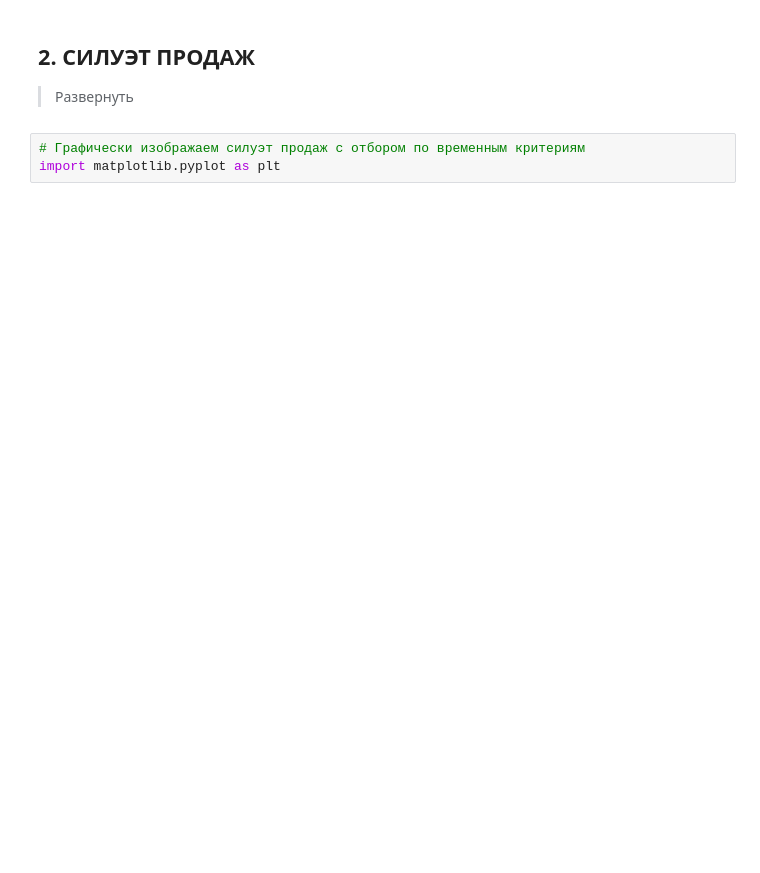
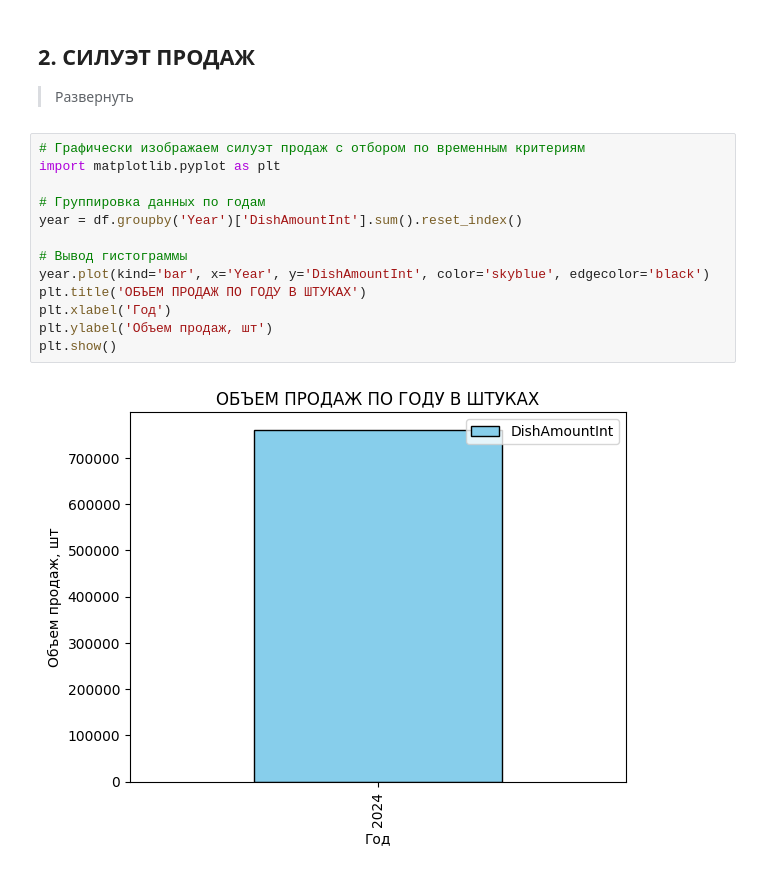
Before and after one commit to Maxxx-VS/Test_task, a Jupyter notebook: Sushi_test_task.ipynb, the cells around one changed output. Drawn from its saved outputs; the diff is of its cells as text; blank space fills up the shorter version.

```diff
--- a/Sushi_test_task.ipynb
+++ b/Sushi_test_task.ipynb
@@ -231,6 +299,18 @@ array(['&Набор Калифорния подаро 8рол', '&Набор К
 ## **2.** СИЛУЭТ ПРОДАЖ
 
 > Развернуть
-# %%
-# Графически изображаем силуэт продаж с отбором по временным критериям
-import matplotlib.pyplot as plt
+# %%
+# Графически изображаем силуэт продаж с отбором по временным критериям
+import matplotlib.pyplot as plt
+
+# Группировка данных по годам
+year = df.groupby('Year')['DishAmountInt'].sum().reset_index()
+
+# Вывод гистограммы
+year.plot(kind='bar', x='Year', y='DishAmountInt', color='skyblue', edgecolor='black')
+plt.title('ОБЪЕМ ПРОДАЖ ПО ГОДУ В ШТУКАХ')
+plt.xlabel('Год')
+plt.ylabel('Объем продаж, шт')
+plt.show()
+# %% [output]
+[figure, added]
```
Also changed, not shown: parts of 20 cells of this notebook.
